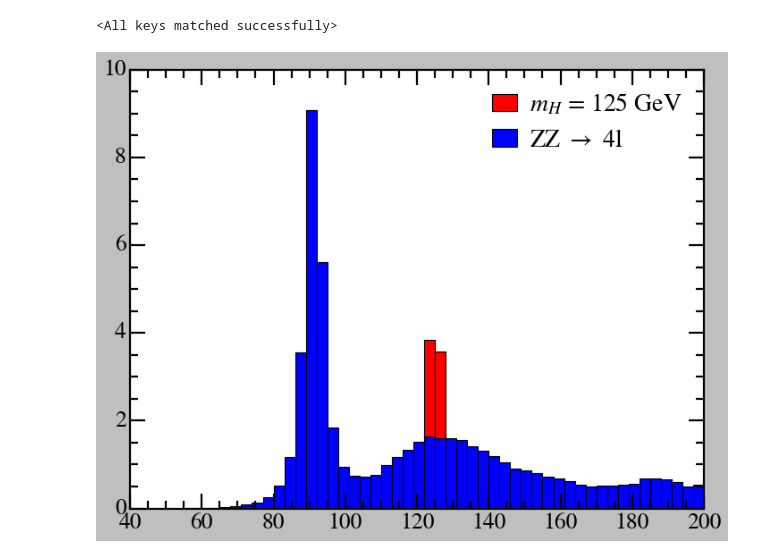
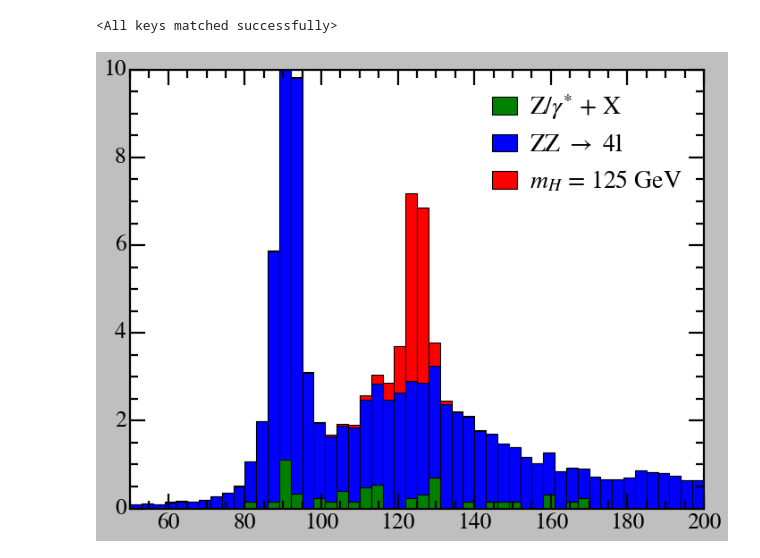
Before and after one commit to vinh-qtran/mit-jlab-sp25, a Jupyter notebook: higgs/preliminary/analysis.ipynb, the cells around one changed output. Saved outputs shown, nothing was run; the diff lists cells and outputs as text; code cells hidden in the pictures.

```diff
--- a/higgs/preliminary/analysis.ipynb
+++ b/higgs/preliminary/analysis.ipynb
@@ -56,6 +56,8 @@ mc_higgs_all_data = four_leptons_data.apply_basic_cuts(
             MC_dir + 'higgs2012.csv'
         ]
     ],
+    lepton_pT_cuts=None,lepton_eta_cuts=None,
+    heavier_Z_cuts=None,lighter_Z_cuts=None,
     show_cut_info=True
 )
 
@@ -72,6 +74,8 @@ mc_zz_all_data = four_leptons_data.apply_basic_cuts(
             MC_dir + 'zzto4e2012.csv',
         ]
     ],
+    lepton_pT_cuts=None,lepton_eta_cuts=None,
+    heavier_Z_cuts=None,lighter_Z_cuts=None,
     show_cut_info=True
 )
 
@@ -85,6 +89,8 @@ mc_dy_all_data = four_leptons_data.apply_basic_cuts(
             MC_dir + 'dy50_2012.csv'
         ]
     ],
+    lepton_pT_cuts=None,lepton_eta_cuts=None,
+    heavier_Z_cuts=None,lighter_Z_cuts=None,
     show_cut_info=True
 )
 
@@ -96,6 +102,8 @@ mc_tt_all_data = four_leptons_data.apply_basic_cuts(
             MC_dir + 'ttbar2012.csv'
         ]
     ],
+    lepton_pT_cuts=None,lepton_eta_cuts=None,
+    heavier_Z_cuts=None,lighter_Z_cuts=None,
     show_cut_info=True
 )
 # %% [output]
@@ -219,11 +231,19 @@ all_higgs_and_zz_data = [
         MC_dir + 'zzto4mu2012.csv',
         MC_dir + 'zzto2mu2e2012.csv',
         MC_dir + 'zzto4e2012.csv',
+
+        MC_dir + 'dy1050_2011.csv',
+        MC_dir + 'dy50_2011.csv',
+        MC_dir + 'dy1050_2012.csv',
+        MC_dir + 'dy50_2012.csv',
     ]
 ]
 
 all_higgs_and_zz_data = four_leptons_data.apply_basic_cuts(
-    all_higgs_and_zz_data, show_cut_info=False
+    all_higgs_and_zz_data,
+    lepton_pT_cuts=None,lepton_eta_cuts=None,
+    heavier_Z_cuts=None,lighter_Z_cuts=None,
+    show_cut_info=False
 )
 
 fields = [
@@ -235,7 +255,7 @@ fields = [
 
 X_higgs_and_zz, Y_higgs_and_zz = four_leptons_nn.get_training_data(
     all_data = all_higgs_and_zz_data,
-    data_labels = [1]*2 + [0]*6,
+    data_labels = [1]*2 + [0]*10,
     fields = fields,
 )
 higgs_and_zz_train_loader, higgs_and_zz_val_loader, N_data, N_train, N_val = four_leptons_nn.get_training_dataloaders(
@@ -336,7 +356,8 @@ nn_higgs_and_zz_data = four_leptons_nn.apply_nn_cut(
 )
 
 nn_higgs_data = nn_higgs_and_zz_data[:2]
-nn_zz_data = nn_higgs_and_zz_data[2:]
+nn_zz_data = nn_higgs_and_zz_data[2:8]
+nn_dy_data = nn_higgs_and_zz_data[8:]
 # %%
 bins = np.linspace(50,200,51)
 bin_centers = (bins[1:] + bins[:-1]) / 2
@@ -344,15 +365,20 @@ bin_width = bins[1] - bins[0]
 
 nn_higgs_hist = four_leptons_data.get_histogram(nn_higgs_data, params.scales_higgs, 'm4l', bins)
 nn_zz_hist = four_leptons_data.get_histogram(nn_zz_data, params.scales_zz, 'm4l', bins)
+nn_dy_hist = four_leptons_data.get_histogram(nn_dy_data, params.scales_dy, 'm4l', bins)
 # %%
 fig, ax = plt.subplots(figsize=(9,7))
 
-stack = ax.bar(bin_centers, nn_higgs_hist, align='center', width=bin_width, label=r'$m_{H}$ = 125 GeV', color='red')
-stack = ax.bar(bin_centers, nn_zz_hist, align='center', width=bin_width, label=r'ZZ $\rightarrow$ 4l', color='blue')
+stack = ax.bar(bin_centers, nn_dy_hist, align='center', width=bin_width, label=r'Z/$\gamma^{*}$ + X', color='green')
+stack = ax.bar(bin_centers, nn_zz_hist, align='center', width=bin_width, label=r'ZZ $\rightarrow$ 4l', color='blue',bottom=nn_dy_hist)
+stack = ax.bar(bin_centers, nn_higgs_hist, align='center', width=bin_width, label=r'$m_{H}$ = 125 GeV', color='red', bottom=nn_dy_hist+nn_zz_hist)
 
 ax.legend(loc='upper right', frameon=False, ncol=1, handletextpad=0.5, handlelength=1.0, columnspacing=0.5)
 
+ax.set_xlim(50,200)
+ax.set_ylim(0, 10)
+
 plt.tight_layout()
 plt.show()
 # %% [output]
-[figure, old version]
+[figure, new version]
```
Also changed, not shown: parts of 8 cells of this notebook, 12 other files.
